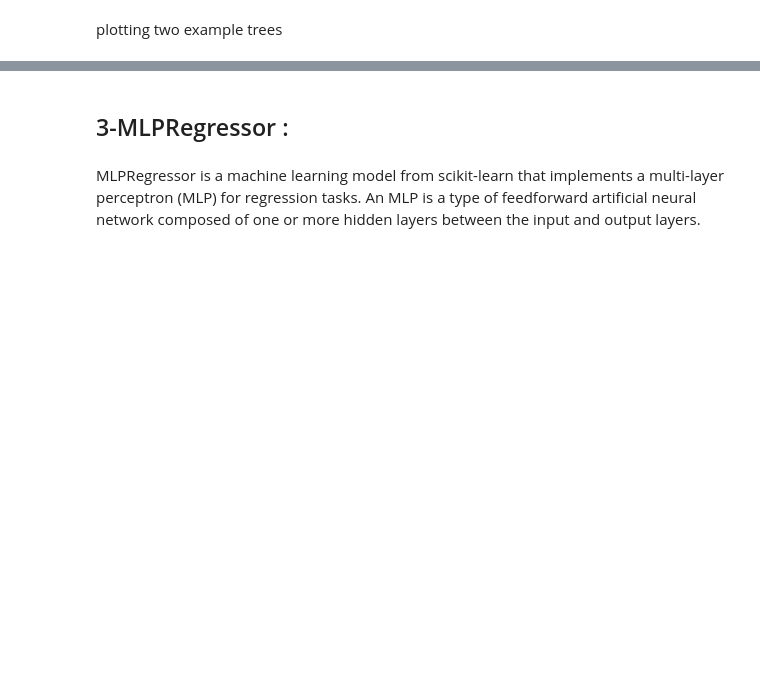
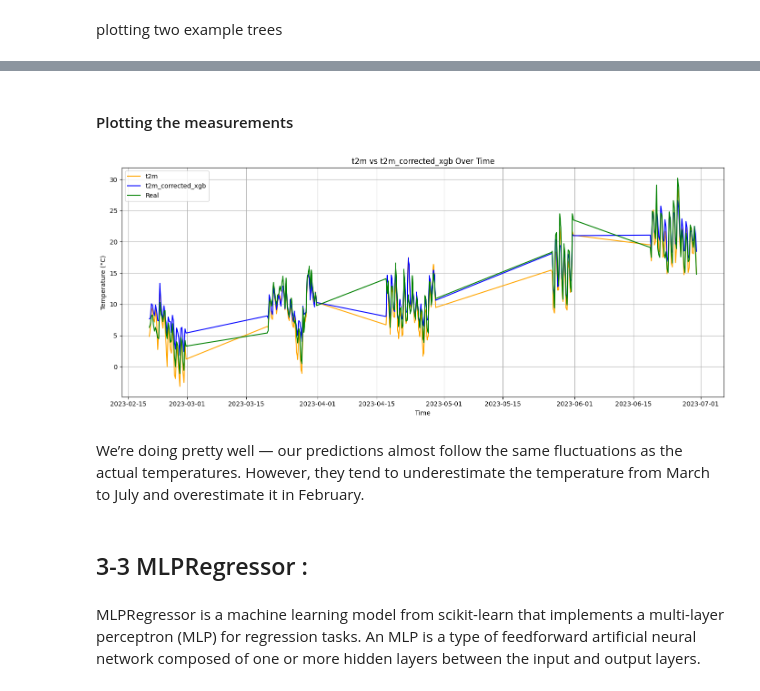
Before and after one commit to k-Refuge/weather-forcasting, a Jupyter notebook: forecasts.ipynb, the cells around one changed output, grey strips where cells are left out. Cells and saved outputs as stored; diff of their text form; code cells hidden in the pictures; blank space fills up the shorter version.

```diff
--- a/forecasts.ipynb
+++ b/forecasts.ipynb
@@ -759,5 +743,11 @@ Note: you may need to restart the kernel to use updated packages.
 # %% [markdown]
 here we train the model, we already handle tuning the hyper parameters of the model by using a gridSearch with 3 cross validation .
+# %%
+# Prepare data (use all features)
+X_train = train_df_X.values
+y_train = train_df_y.ravel()
+X_val = val_df_X.values
+y_val = val_df_y.values.ravel()
 # %%
 
 from sklearn.model_selection import GridSearchCV
@@ -877,8 +863,17 @@ plot_xgb_tree(best_xgb, num_tree=last_tree)
 # %% [output]
 [drawing not drawn]
 [drawing not drawn]
+# %% [markdown]
+#### Plotting the measurements
+# %%
+df_xgb = simple_data(val_df_X_copy, y_pred_val, y_val_real)
+plot_temperatures(df_xgb, 'time', 't2m_mean', 't2m_corrected_mean', 't2m_real_first', label1='t2m', label2='t2m_corrected_xgb')
+# %% [output]
+[figure, added]
+# %% [markdown]
+We’re doing pretty well — our predictions almost follow the same fluctuations as the actual temperatures. However, they tend to underestimate the temperature from March to July and overestimate it in February.
 # %% [markdown]
-## 3-MLPRegressor :
+## 3-3 MLPRegressor :
 # %% [markdown]
 MLPRegressor is a machine learning model from scikit-learn that implements a multi-layer perceptron (MLP) for regression tasks. An MLP is a type of feedforward artificial neural network composed of one or more hidden layers between the input and output layers.
 # %% [markdown]
```
Also changed, not shown: parts of 101 cells of this notebook.
